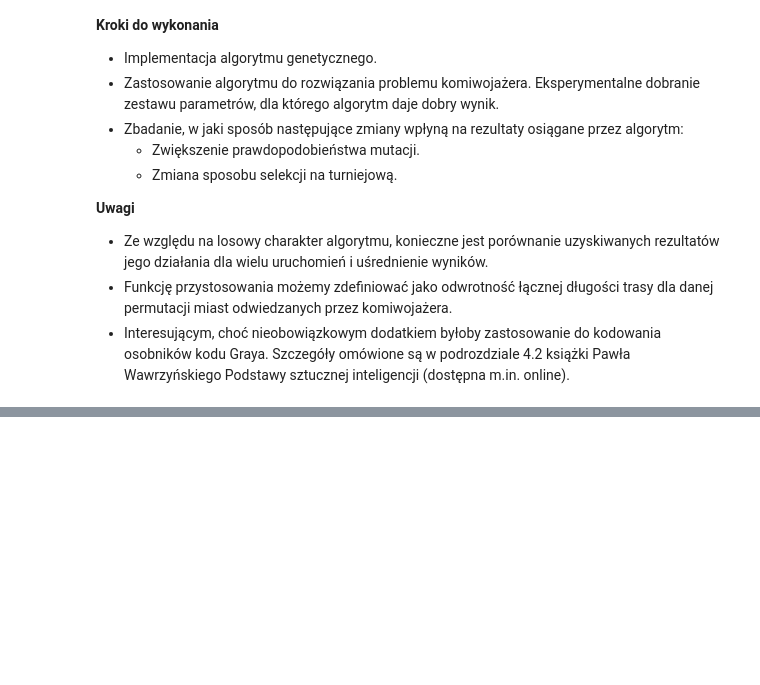
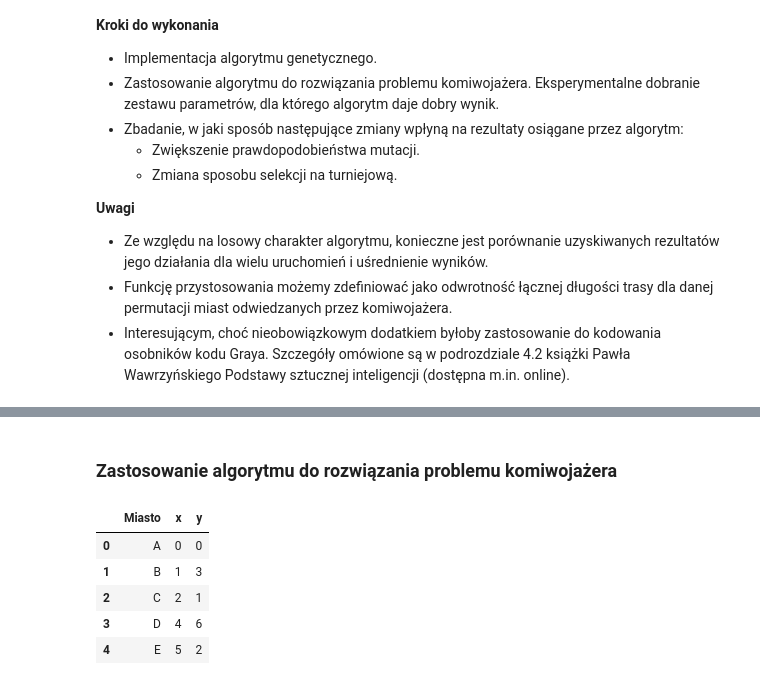
Before and after one commit to kzaleskaa/artificial-intelligence-introduction, a Jupyter notebook: 02-genetic-algorithm/solution.ipynb, the cells around one changed output, grey strips where cells are left out. Cells and saved outputs as stored; diff of their text form; code cells hidden in the pictures; blank space fills up the shorter version.

```diff
--- a/02-genetic-algorithm/solution.ipynb
+++ b/02-genetic-algorithm/solution.ipynb
@@ -32,0 +199,2 @@ Zaimplementowany algorytm ma następnie posłużyć do optymalizacji klasycznego
+# %% [markdown]
+### Zastosowanie algorytmu do rozwiązania problemu komiwojażera
@@ -32,0 +207,10 @@ Zaimplementowany algorytm ma następnie posłużyć do optymalizacji klasycznego
+# %%
+df = pd.DataFrame(city_data)
+df.head()
+# %% [output]
+|  | Miasto | x | y |
+| 0 | A | 0 | 0 |
+| 1 | B | 1 | 3 |
+| 2 | C | 2 | 1 |
+| 3 | D | 4 | 6 |
+| 4 | E | 5 | 2 |
```
Also changed, not shown: parts of 34 cells of this notebook.
